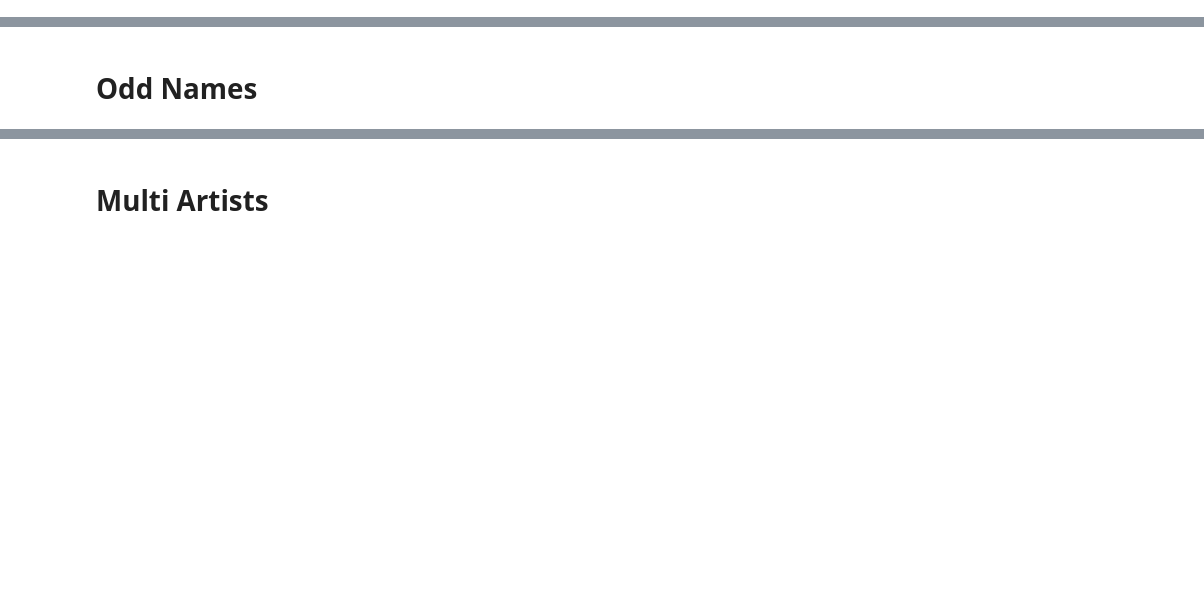
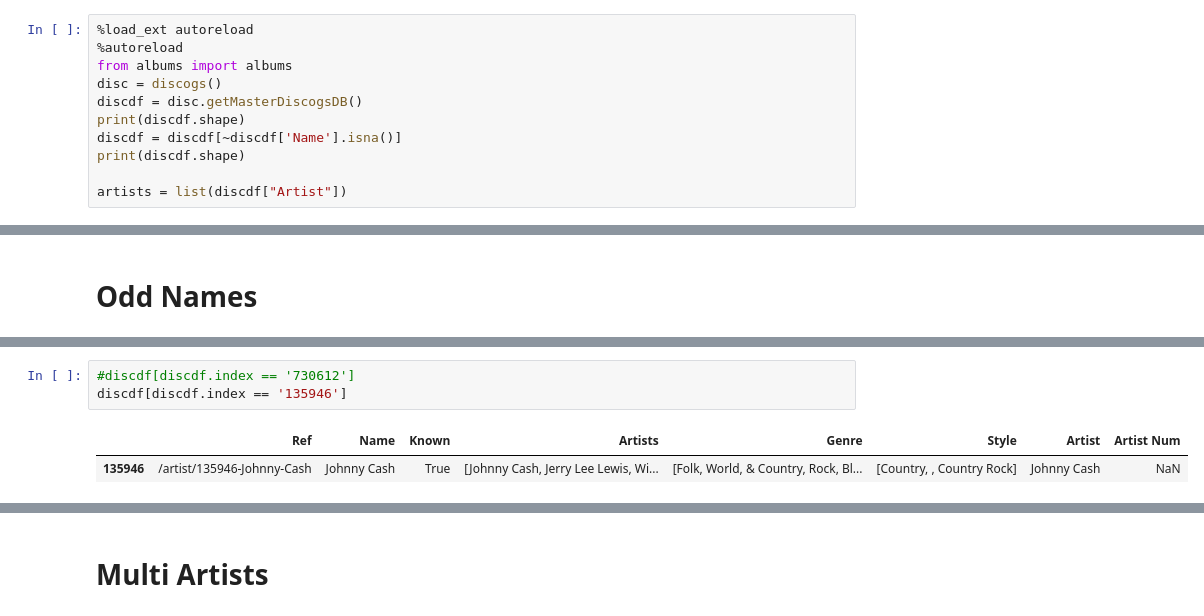
Before and after one commit to tgadf/music, a Jupyter notebook: My Music.ipynb, the cells around one changed output, grey strips where cells are left out. Cells and saved outputs as stored; diff of their text form; blank space fills up the shorter version.

```diff
--- a/My Music.ipynb
+++ b/My Music.ipynb
@@ -402,0 +61,11 @@ jztagdata  = getFile(jztag)
+# %%
+%load_ext autoreload
+%autoreload
+from albums import albums
+disc = discogs()
+discdf = disc.getMasterDiscogsDB()
+print(discdf.shape)
+discdf = discdf[~discdf['Name'].isna()]
+print(discdf.shape)
+
+artists = list(discdf["Artist"])
@@ -807,0 +750,6 @@ saveArtistData['Odd']['Venom (8)']['Discog']
+# %%
+#discdf[discdf.index == '730612']
+discdf[discdf.index == '135946']
+# %% [output]
+|  | Ref | Name | Known | Artists | Genre | Style | Artist | Artist Num |
+| 135946 | /artist/135946-Johnny-Cash | Johnny Cash | True | [Johnny Cash, Jerry Lee Lewis, Wi... | [Folk, World, & Country, Rock, Bl... | [Country, , Country Rock] | Johnny Cash | NaN |
```
Also changed, not shown: parts of 88 cells of this notebook, 2 other files.
